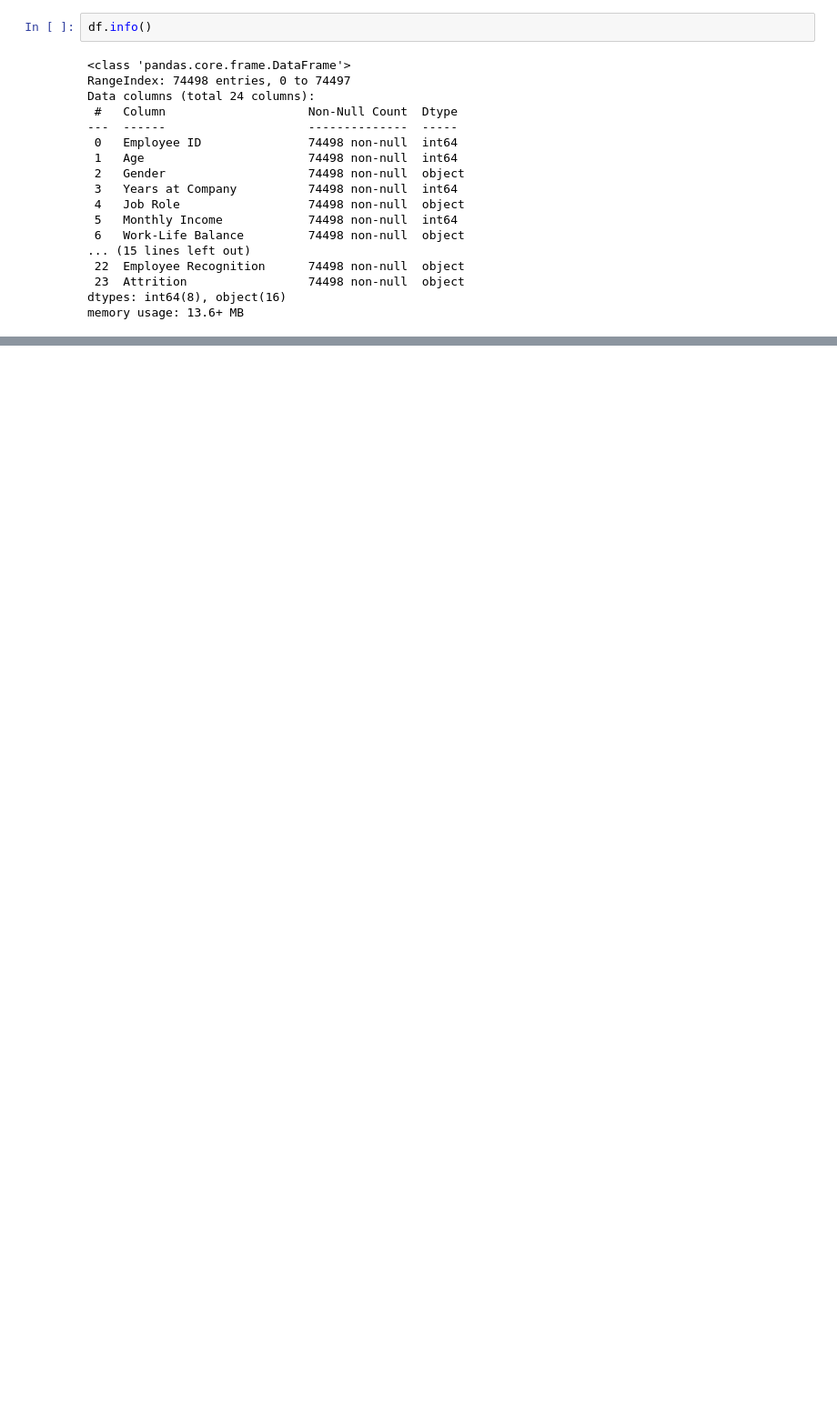
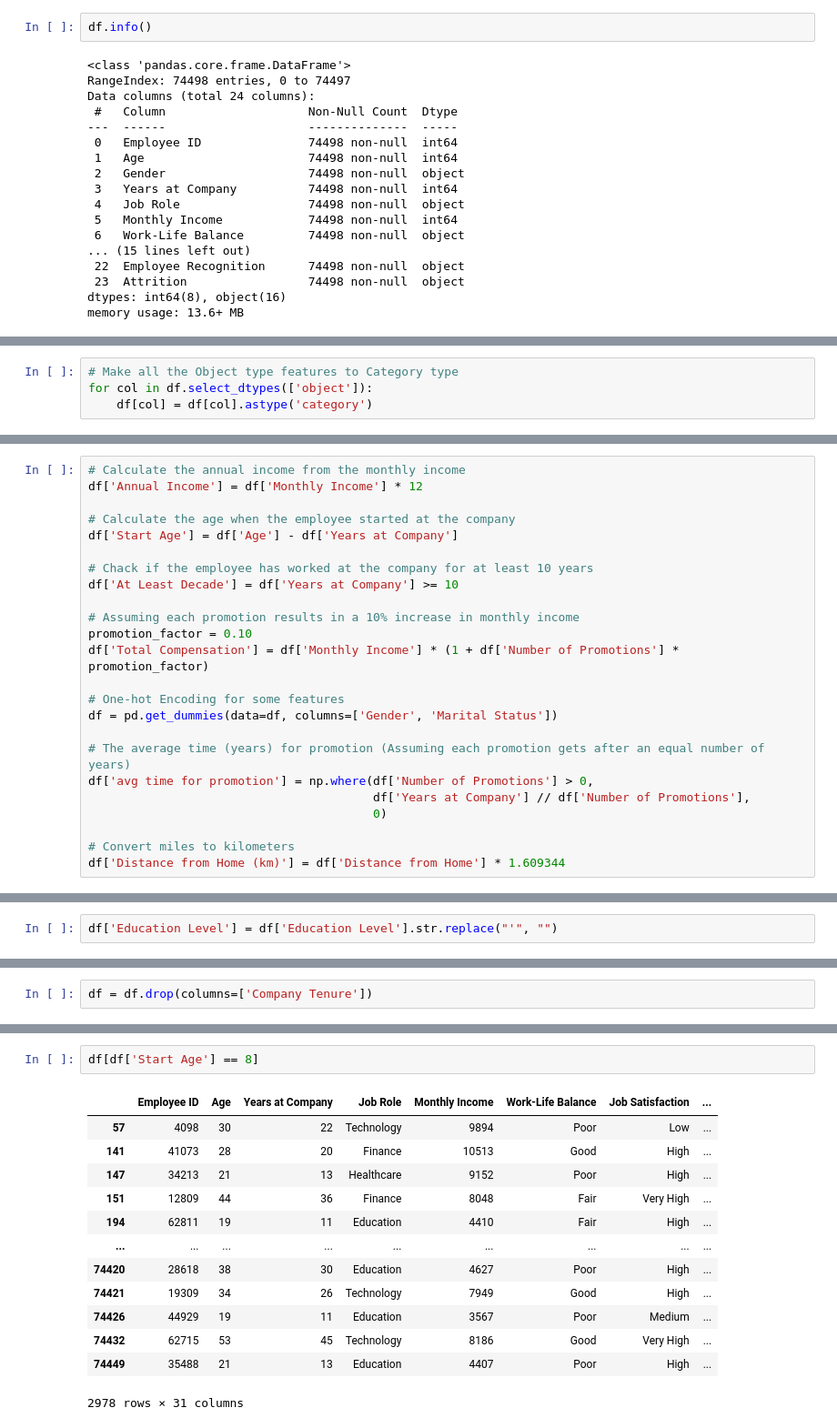
Before and after one commit to KfirTayar/Employee_Attrition_Analysis, a Jupyter notebook: Employee_Attrition_Data_Preparation.ipynb, the cells around one changed output, grey strips where cells are left out. Shown at 91% size. Cells and saved outputs as stored; diff of their text form; blank space fills up the shorter version.

```diff
--- a/Employee_Attrition_Data_Preparation.ipynb
+++ b/Employee_Attrition_Data_Preparation.ipynb
@@ -62,0 +65,4 @@ df.shape
+# %%
+# Make all the Object type features to Category type
+for col in df.select_dtypes(['object']):
+    df[col] = df[col].astype('category')
@@ -62,0 +101,24 @@ df.shape
+# %%
+# Calculate the annual income from the monthly income
+df['Annual Income'] = df['Monthly Income'] * 12
+
+# Calculate the age when the employee started at the company
+df['Start Age'] = df['Age'] - df['Years at Company']
+
+# Chack if the employee has worked at the company for at least 10 years
+df['At Least Decade'] = df['Years at Company'] >= 10
+
+# Assuming each promotion results in a 10% increase in monthly income
+promotion_factor = 0.10
+df['Total Compensation'] = df['Monthly Income'] * (1 + df['Number of Promotions'] * promotion_factor)
+
+# One-hot Encoding for some features
+df = pd.get_dummies(data=df, columns=['Gender', 'Marital Status'])
+
+# The average time (years) for promotion (Assuming each promotion gets after an equal number of years)
+df['avg time for promotion'] = np.where(df['Number of Promotions'] > 0,
+                                        df['Years at Company'] // df['Number of Promotions'],
+                                        0)
+
+# Convert miles to kilometers
+df['Distance from Home (km)'] = df['Distance from Home'] * 1.609344
@@ -62,0 +127,2 @@ df.shape
+# %%
+df['Education Level'] = df['Education Level'].str.replace("'", "")
@@ -62,0 +162,2 @@ df.shape
+# %%
+df = df.drop(columns=['Company Tenure'])
@@ -62,0 +200,16 @@ df.shape
+# %%
+df[df['Start Age'] == 8]
+# %% [output]
+|  | Employee ID | Age | Years at Company | Job Role | Monthly Income | Work-Life Balance | Job Satisfaction | ... |
+| 57 | 4098 | 30 | 22 | Technology | 9894 | Poor | Low | ... |
+| 141 | 41073 | 28 | 20 | Finance | 10513 | Good | High | ... |
+| 147 | 34213 | 21 | 13 | Healthcare | 9152 | Poor | High | ... |
+| 151 | 12809 | 44 | 36 | Finance | 8048 | Fair | Very High | ... |
+| 194 | 62811 | 19 | 11 | Education | 4410 | Fair | High | ... |
+| ... | ... | ... | ... | ... | ... | ... | ... | ... |
+| 74420 | 28618 | 38 | 30 | Education | 4627 | Poor | High | ... |
+| 74421 | 19309 | 34 | 26 | Technology | 7949 | Good | High | ... |
+| 74426 | 44929 | 19 | 11 | Education | 3567 | Poor | Medium | ... |
+| 74432 | 62715 | 53 | 45 | Technology | 8186 | Good | Very High | ... |
+| 74449 | 35488 | 21 | 13 | Education | 4407 | Poor | High | ... |
+2978 rows × 31 columns
```
Also changed, not shown: parts of 14 cells of this notebook, 1 other file.
